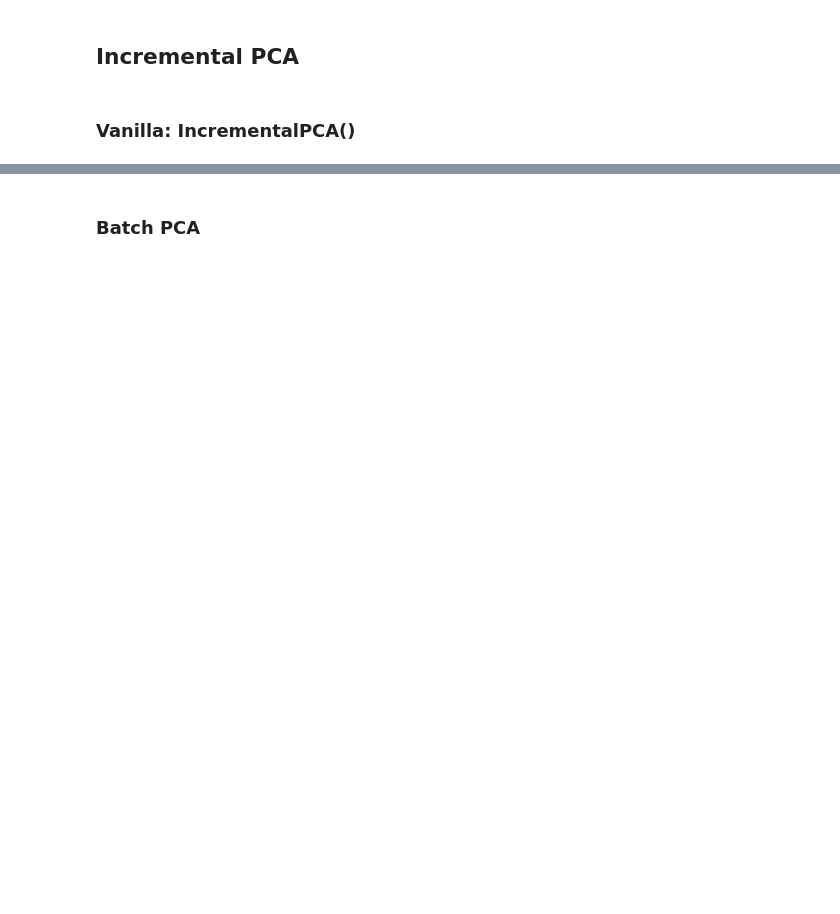
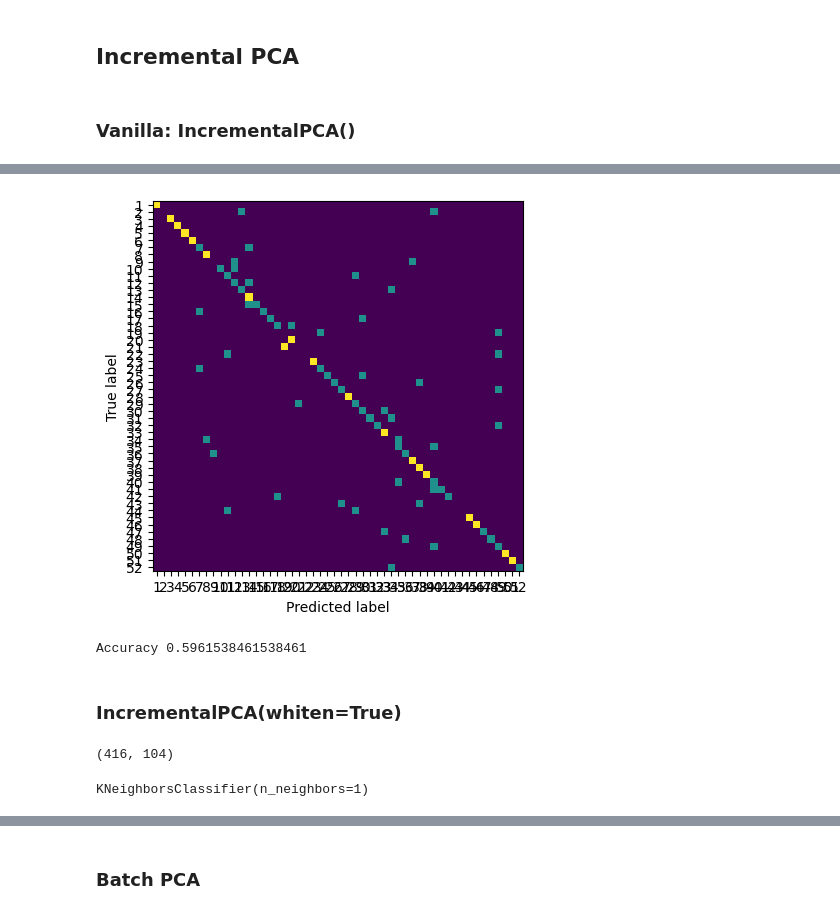
Before and after one commit to DongHyunnn/CS492E-ML4CV-Courseworks, a Jupyter notebook: coursework1/coursework1_part1.ipynb, the cells around one changed output, grey strips where cells are left out. Drawn from its saved outputs; the diff is of its cells as text; code cells hidden in the pictures; blank space fills up the shorter version.

```diff
--- a/coursework1/coursework1_part1.ipynb
+++ b/coursework1/coursework1_part1.ipynb
@@ -305,7 +305,7 @@ face_label = mat_content['l']
 #print(face_label)
 #print(face_label.shape)
 # %%
-X, X_1, y, y_1 = train_test_split(A, Y_train, test_size=104, random_state=42, stratify=Y_train)
+X, X_1, y, y_1 = train_test_split(A.T, Y_train, test_size=104, random_state=42, stratify=Y_train)
 X, X_2, y, y_2 = train_test_split(X, y, test_size=104, random_state=42, stratify=y)
 X_3, X_4, y_3, y_4 = train_test_split(X, y, test_size=104, random_state=42, stratify=y)
 print(X_1.shape, X_2.shape, X_3.shape, X_4.shape)
@@ -324,7 +324,7 @@ inc_pca.partial_fit(X_2)
 inc_pca.partial_fit(X_3)
 inc_pca.partial_fit(X_4)
 
-X_reduced = inc_pca.transform(A)
+X_reduced = inc_pca.transform(A.T)
 print(X_reduced.shape)
 
 classifier = KNeighborsClassifier(n_neighbors=1)
@@ -358,9 +377,14 @@ print(Y_test.T)
 # %%
 ConfusionMatrixDisplay.from_predictions(Y_test, Y_pred, include_values=False,
-                                        colorbar=False, display_labels=False)
+                                        colorbar=False)
 plt.show()
 
 print('Accuracy', accuracy_score(Y_test, Y_pred))
+# %% [output]
+[figure, added]
+Accuracy 0.5961538461538461
+# %% [markdown]
+### IncrementalPCA(whiten=True)
 # %%
 inc_pca = IncrementalPCA(whiten=True)
 inc_pca.partial_fit(X_1)
@@ -368,11 +392,14 @@ inc_pca.partial_fit(X_2)
 inc_pca.partial_fit(X_3)
 inc_pca.partial_fit(X_4)
 
-X_reduced = inc_pca.transform(A)
+X_reduced = inc_pca.transform(A.T)
 print(X_reduced.shape)
 
 classifier = KNeighborsClassifier(n_neighbors=1)
 classifier.fit(X_reduced, Y_train.ravel())
+# %% [output]
+(416, 104)
+KNeighborsClassifier(n_neighbors=1)
 # %%
 X_reduced_inc_pca = inc_pca.inverse_transform(X_reduced)
 print(X_reduced_inc_pca.shape)
```
Also changed, not shown: parts of 14 cells of this notebook.
